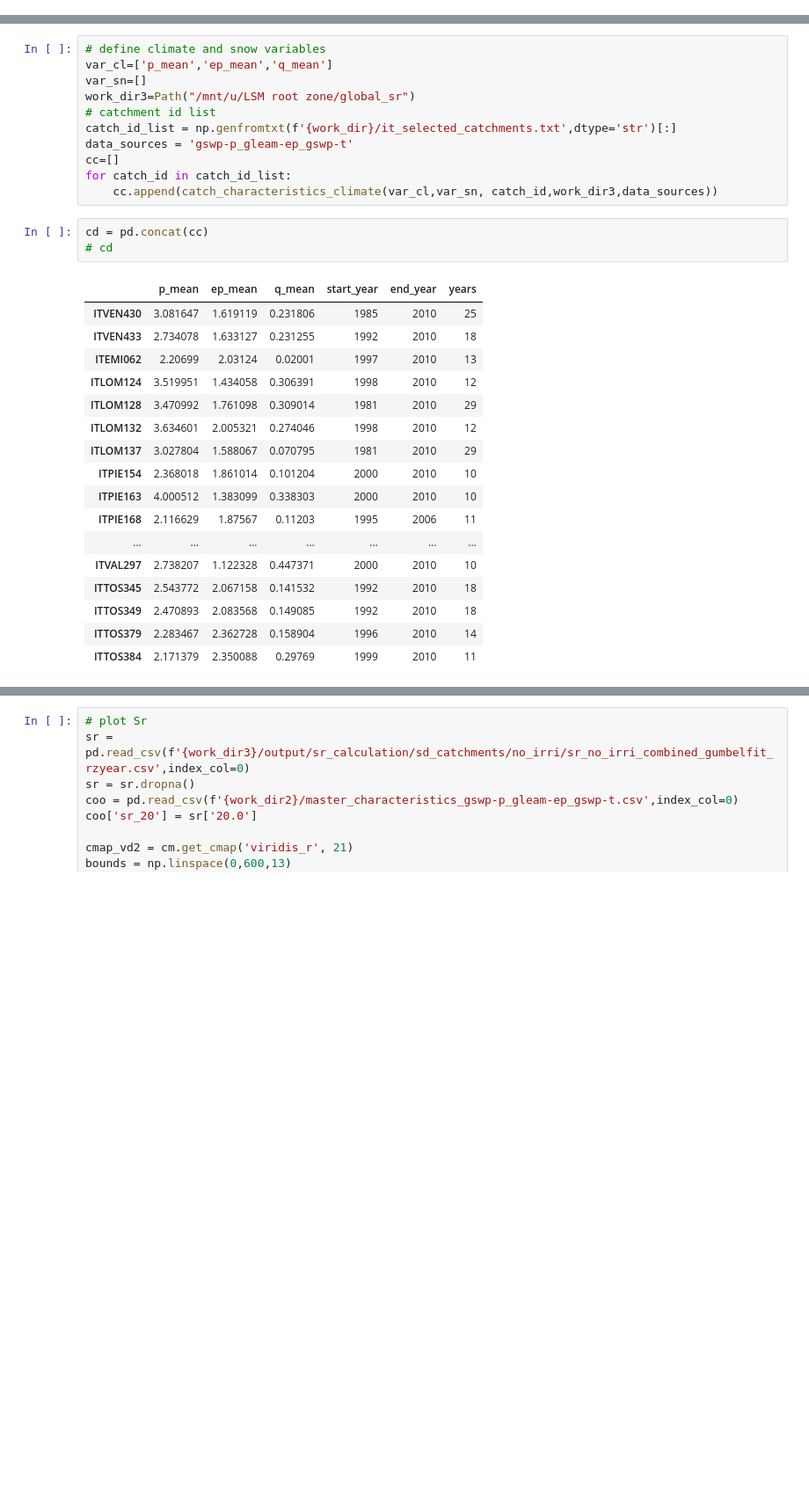
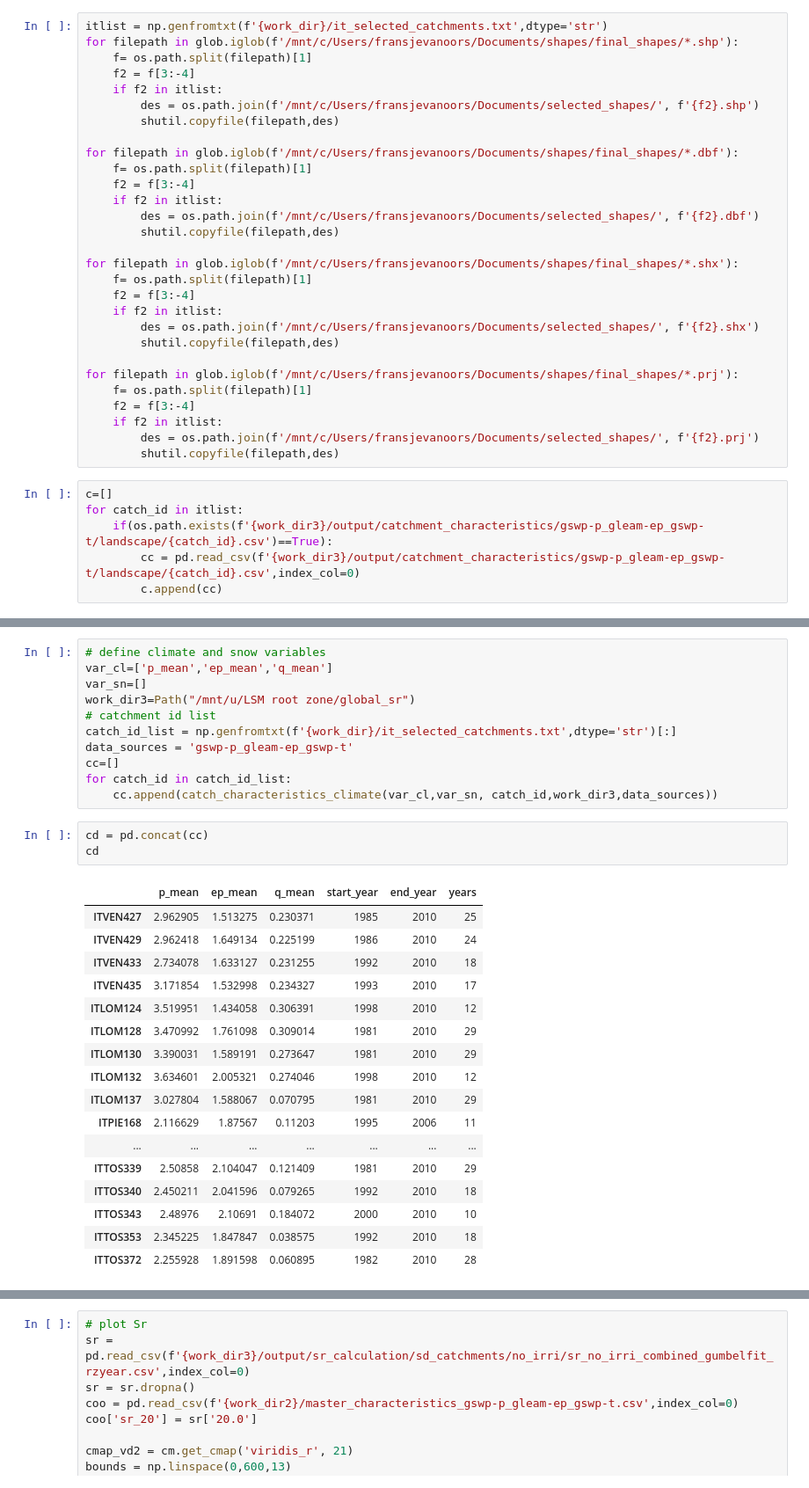
Before and after one commit to fvanoorschot/global_sr_module, a Jupyter notebook: check_it_catchments.ipynb, the cells around one changed output, grey strips where cells are left out. Shown at 88% size. Saved outputs shown, nothing was run; the diff lists cells and outputs as text; blank space fills up the shorter version.

```diff
--- a/check_it_catchments.ipynb
+++ b/check_it_catchments.ipynb
@@ -113,0 +166,35 @@ array(['ITEMI002', 'ITEMI009', 'ITEMI017', 'ITEMI039', 'ITEMI043',
+# %%
+itlist = np.genfromtxt(f'{work_dir}/it_selected_catchments.txt',dtype='str')
+for filepath in glob.iglob(f'/mnt/c/Users/fransjevanoors/Documents/shapes/final_shapes/*.shp'):
+    f= os.path.split(filepath)[1]
+    f2 = f[3:-4]
+    if f2 in itlist:
+        des = os.path.join(f'/mnt/c/Users/fransjevanoors/Documents/selected_shapes/', f'{f2}.shp')
+        shutil.copyfile(filepath,des)
+
+for filepath in glob.iglob(f'/mnt/c/Users/fransjevanoors/Documents/shapes/final_shapes/*.dbf'):
+    f= os.path.split(filepath)[1]
+    f2 = f[3:-4]
+    if f2 in itlist:
+        des = os.path.join(f'/mnt/c/Users/fransjevanoors/Documents/selected_shapes/', f'{f2}.dbf')
+        shutil.copyfile(filepath,des)
+
+for filepath in glob.iglob(f'/mnt/c/Users/fransjevanoors/Documents/shapes/final_shapes/*.shx'):
+    f= os.path.split(filepath)[1]
+    f2 = f[3:-4]
+    if f2 in itlist:
+        des = os.path.join(f'/mnt/c/Users/fransjevanoors/Documents/selected_shapes/', f'{f2}.shx')
+        shutil.copyfile(filepath,des)
+
+for filepath in glob.iglob(f'/mnt/c/Users/fransjevanoors/Documents/shapes/final_shapes/*.prj'):
+    f= os.path.split(filepath)[1]
+    f2 = f[3:-4]
+    if f2 in itlist:
+        des = os.path.join(f'/mnt/c/Users/fransjevanoors/Documents/selected_shapes/', f'{f2}.prj')
+        shutil.copyfile(filepath,des)
+# %%
+c=[]
+for catch_id in itlist:
+    if(os.path.exists(f'{work_dir3}/output/catchment_characteristics/gswp-p_gleam-ep_gswp-t/landscape/{catch_id}.csv')==True):
+        cc = pd.read_csv(f'{work_dir3}/output/catchment_characteristics/gswp-p_gleam-ep_gswp-t/landscape/{catch_id}.csv',index_col=0)
+        c.append(cc)
@@ -124,22 +231,22 @@ for catch_id in catch_id_list:
     cc.append(catch_characteristics_climate(var_cl,var_sn, catch_id,work_dir3,data_sources))
 # %%
 cd = pd.concat(cc)
-# cd
+cd
 # %% [output]
 |  | p_mean | ep_mean | q_mean | start_year | end_year | years |
-| ITVEN430 | 3.081647 | 1.619119 | 0.231806 | 1985 | 2010 | 25 |
+| ITVEN427 | 2.962905 | 1.513275 | 0.230371 | 1985 | 2010 | 25 |
+| ITVEN429 | 2.962418 | 1.649134 | 0.225199 | 1986 | 2010 | 24 |
 | ITVEN433 | 2.734078 | 1.633127 | 0.231255 | 1992 | 2010 | 18 |
-| ITEMI062 | 2.20699 | 2.03124 | 0.02001 | 1997 | 2010 | 13 |
+| ITVEN435 | 3.171854 | 1.532998 | 0.234327 | 1993 | 2010 | 17 |
 | ITLOM124 | 3.519951 | 1.434058 | 0.306391 | 1998 | 2010 | 12 |
 | ITLOM128 | 3.470992 | 1.761098 | 0.309014 | 1981 | 2010 | 29 |
+| ITLOM130 | 3.390031 | 1.589191 | 0.273647 | 1981 | 2010 | 29 |
 | ITLOM132 | 3.634601 | 2.005321 | 0.274046 | 1998 | 2010 | 12 |
 | ITLOM137 | 3.027804 | 1.588067 | 0.070795 | 1981 | 2010 | 29 |
-| ITPIE154 | 2.368018 | 1.861014 | 0.101204 | 2000 | 2010 | 10 |
-| ITPIE163 | 4.000512 | 1.383099 | 0.338303 | 2000 | 2010 | 10 |
 | ITPIE168 | 2.116629 | 1.87567 | 0.11203 | 1995 | 2006 | 11 |
 | ... | ... | ... | ... | ... | ... | ... |
-| ITVAL297 | 2.738207 | 1.122328 | 0.447371 | 2000 | 2010 | 10 |
-| ITTOS345 | 2.543772 | 2.067158 | 0.141532 | 1992 | 2010 | 18 |
-| ITTOS349 | 2.470893 | 2.083568 | 0.149085 | 1992 | 2010 | 18 |
-| ITTOS379 | 2.283467 | 2.362728 | 0.158904 | 1996 | 2010 | 14 |
-| ITTOS384 | 2.171379 | 2.350088 | 0.29769 | 1999 | 2010 | 11 |
+| ITTOS339 | 2.50858 | 2.104047 | 0.121409 | 1981 | 2010 | 29 |
+| ITTOS340 | 2.450211 | 2.041596 | 0.079265 | 1992 | 2010 | 18 |
+| ITTOS343 | 2.48976 | 2.10691 | 0.184072 | 2000 | 2010 | 10 |
+| ITTOS353 | 2.345225 | 1.847847 | 0.038575 | 1992 | 2010 | 18 |
+| ITTOS372 | 2.255928 | 1.891598 | 0.060895 | 1982 | 2010 | 28 |
```
Also changed, not shown: parts of 23 cells of this notebook, 7 other files.
